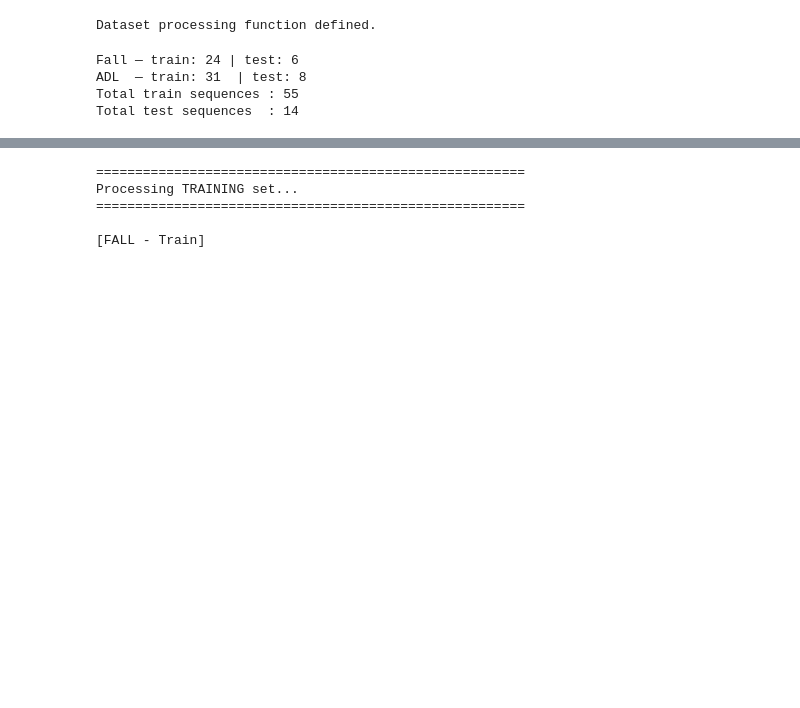
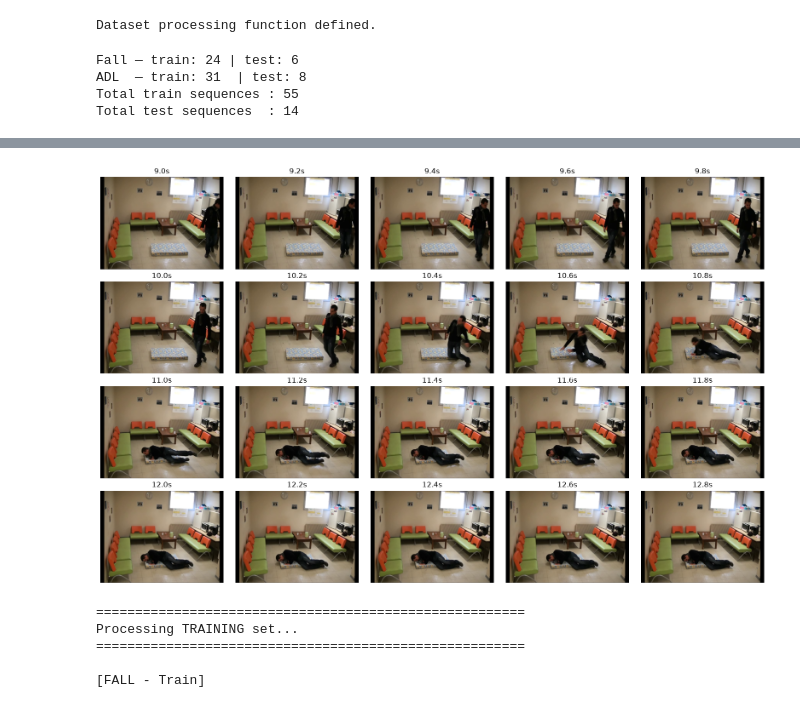
Before and after one commit to 52ejw/vision-based-fall-detection, a Jupyter notebook: notebooks/data_preprocessing.ipynb, the cells around one changed output, grey strips where cells are left out. Cells and saved outputs as stored; diff of their text form; code cells hidden in the pictures; blank space fills up the shorter version.

```diff
--- a/notebooks/data_preprocessing.ipynb
+++ b/notebooks/data_preprocessing.ipynb
@@ -650,0 +1224,30 @@ Total test sequences  : 14
+# %%
+import cv2
+import matplotlib.pyplot as plt
+
+video_path = "/home/user/22059240/FYP/data/Le2i/Coffee_room_01/Coffee_room_01/Videos/video (40).avi"
+
+cap = cv2.VideoCapture(video_path)
+fps = cap.get(cv2.CAP_PROP_FPS)
+
+fig, axes = plt.subplots(4, 5, figsize=(16, 10))
+
+for i, ax in enumerate(axes.flat):
+    timestamp = 9 + i * 0.2
+    frame_number = int(timestamp * fps)
+
+    cap.set(cv2.CAP_PROP_POS_FRAMES, frame_number)
+    ret, frame = cap.read()
+
+    if ret:
+        frame = cv2.cvtColor(frame, cv2.COLOR_BGR2RGB)
+        ax.imshow(frame)
+        ax.set_title(f"{timestamp:.1f}s")
+
+    ax.axis("off")
+
+plt.tight_layout()
+plt.show()
+
+cap.release()
+# %% [output]
@@ -651,3 +1255,4 @@ Total test sequences  : 14
+[figure, added]
 # %%
 print("=" * 55)
 print("Processing TRAINING set...")
```
Also changed, not shown: parts of 14 cells of this notebook.
